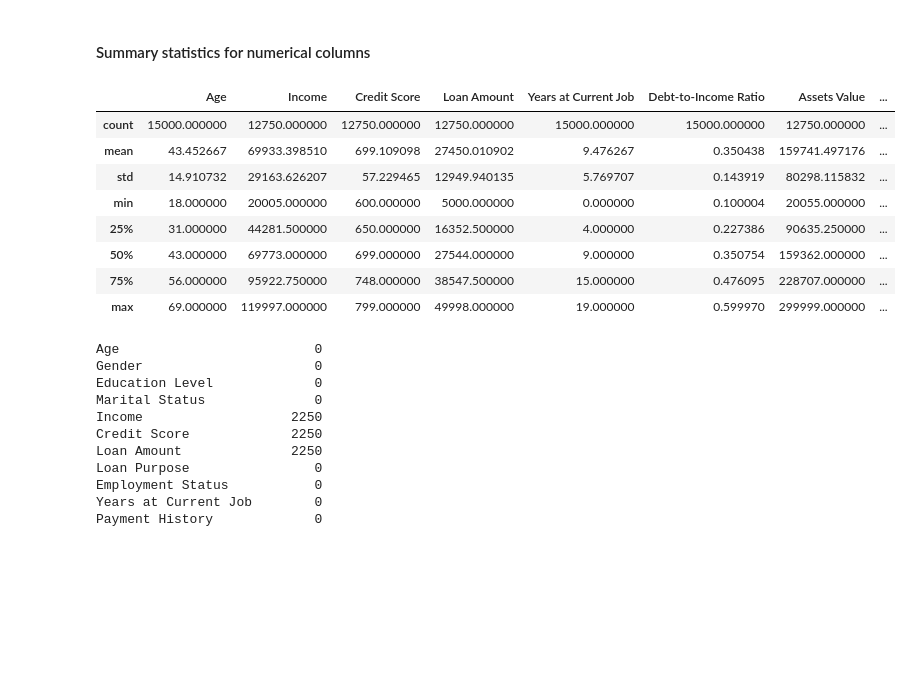
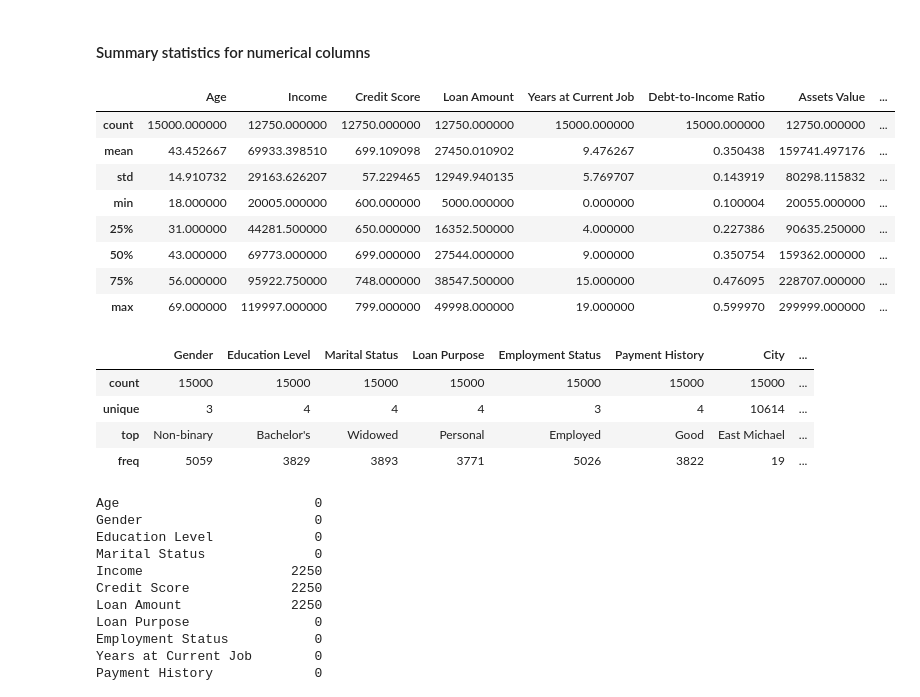
Before and after one commit to JasonCacante/first-ml-project, a Jupyter notebook: financial_risk_assesment.ipynb, the cells around one changed output. Cells and saved outputs as stored; diff of their text form; code cells hidden in the pictures; blank space fills up the shorter version.

```diff
--- a/date-a-scientist.ipynb
+++ b/financial_risk_assesment.ipynb
@@ -71,18 +97,26 @@ dtypes: float64(7), int64(3), object(10)
 memory usage: 2.3+ MB
 # %% [markdown]
 #### Summary statistics for numerical columns
+# %%
+df.describe(include=[np.number])
+# %% [output]
+|  | Age | Income | Credit Score | Loan Amount | Years at Current Job | Debt-to-Income Ratio | Assets Value | ... |
+| count | 15000.000000 | 12750.000000 | 12750.000000 | 12750.000000 | 15000.000000 | 15000.000000 | 12750.000000 | ... |
+| mean | 43.452667 | 69933.398510 | 699.109098 | 27450.010902 | 9.476267 | 0.350438 | 159741.497176 | ... |
+| std | 14.910732 | 29163.626207 | 57.229465 | 12949.940135 | 5.769707 | 0.143919 | 80298.115832 | ... |
+| min | 18.000000 | 20005.000000 | 600.000000 | 5000.000000 | 0.000000 | 0.100004 | 20055.000000 | ... |
+| 25% | 31.000000 | 44281.500000 | 650.000000 | 16352.500000 | 4.000000 | 0.227386 | 90635.250000 | ... |
+| 50% | 43.000000 | 69773.000000 | 699.000000 | 27544.000000 | 9.000000 | 0.350754 | 159362.000000 | ... |
+| 75% | 56.000000 | 95922.750000 | 748.000000 | 38547.500000 | 15.000000 | 0.476095 | 228707.000000 | ... |
+| max | 69.000000 | 119997.000000 | 799.000000 | 49998.000000 | 19.000000 | 0.599970 | 299999.000000 | ... |
 # %%
-df.describe()
+df.describe(include=['object'])
 # %% [output]
-|  | Age | Income | Credit Score | Loan Amount | Years at Current Job | Debt-to-Income Ratio | Assets Value | ... |
-| count | 15000.000000 | 12750.000000 | 12750.000000 | 12750.000000 | 15000.000000 | 15000.000000 | 12750.000000 | ... |
-| mean | 43.452667 | 69933.398510 | 699.109098 | 27450.010902 | 9.476267 | 0.350438 | 159741.497176 | ... |
-| std | 14.910732 | 29163.626207 | 57.229465 | 12949.940135 | 5.769707 | 0.143919 | 80298.115832 | ... |
-| min | 18.000000 | 20005.000000 | 600.000000 | 5000.000000 | 0.000000 | 0.100004 | 20055.000000 | ... |
-| 25% | 31.000000 | 44281.500000 | 650.000000 | 16352.500000 | 4.000000 | 0.227386 | 90635.250000 | ... |
-| 50% | 43.000000 | 69773.000000 | 699.000000 | 27544.000000 | 9.000000 | 0.350754 | 159362.000000 | ... |
-| 75% | 56.000000 | 95922.750000 | 748.000000 | 38547.500000 | 15.000000 | 0.476095 | 228707.000000 | ... |
-| max | 69.000000 | 119997.000000 | 799.000000 | 49998.000000 | 19.000000 | 0.599970 | 299999.000000 | ... |
+|  | Gender | Education Level | Marital Status | Loan Purpose | Employment Status | Payment History | City | ... |
+| count | 15000 | 15000 | 15000 | 15000 | 15000 | 15000 | 15000 | ... |
+| unique | 3 | 4 | 4 | 4 | 3 | 4 | 10614 | ... |
+| top | Non-binary | Bachelor's | Widowed | Personal | Employed | Good | East Michael | ... |
+| freq | 5059 | 3829 | 3893 | 3771 | 5026 | 3822 | 19 | ... |
 # %%
 df.isnull().sum() # Check for missing (null) values
 # %% [output]
```
Also changed, not shown: parts of 3 cells of this notebook.
